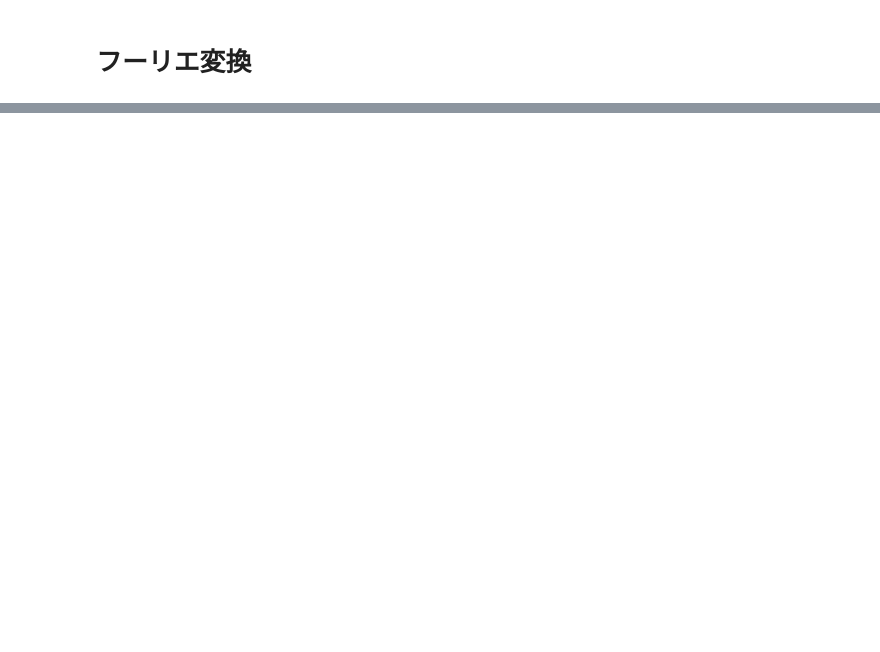
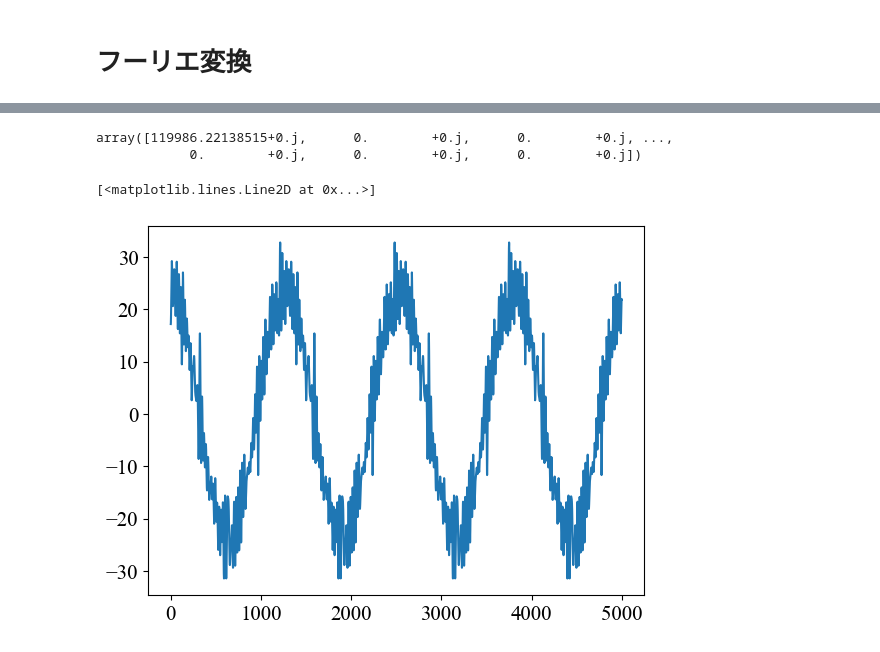
Before and after one commit to hibiki-kato/AR_model, a Jupyter notebook: py/baseModel.ipynb, the cells around one changed output, grey strips where cells are left out. Cells and saved outputs as stored; diff of their text form; code cells hidden in the pictures; blank space fills up the shorter version.

```diff
--- a/py/baseModel.ipynb
+++ b/py/baseModel.ipynb
@@ -86,0 +58,9 @@ plt.scatter(lo[:-1], lo[1:], s=1)
+# %%
+a = freq[amplitude > amp_threshold]
+# %%
+# a[0]からa[23]までのから２つを選ぶ組み合わせを全て求め、　その比を求める
+r = []
+for i in range(len(a)):
+    for j in range(i+1, len(a)):
+        r.append(a[i]/a[j])
+r
@@ -86,0 +85,21 @@ plt.scatter(lo[:-1], lo[1:], s=1)
+# %%
+data_fft
+# %% [output]
+array([119986.22138515+0.j,      0.        +0.j,      0.        +0.j, ...,
+            0.        +0.j,      0.        +0.j,      0.        +0.j])
+# %%
+freq_result = freq[np.array(amplitude > amp_threshold, dtype=bool)][1:]
+amplitude_result = amplitude[np.array(amplitude > amp_threshold, dtype=bool)][1:]
+dt = 0.01
+
+data_tr = data
+
+reconstructed2 = np.zeros_like(np.arange(start, start+sec, dt)).astype(complex)
+
+for i in range(len(freq_result)):
+    reconstructed2 += result[i]*np.exp(2*np.pi*1j*freq_result[i]*np.arange(start, start+sec, dt)) / N
+
+plt.plot(np.real(reconstructed2), label="Reconstructed")
+# %% [output]
+[<matplotlib.lines.Line2D at 0x...>]
+[figure, added]
```
Also changed, not shown: parts of 9 cells of this notebook, 24 other files.
